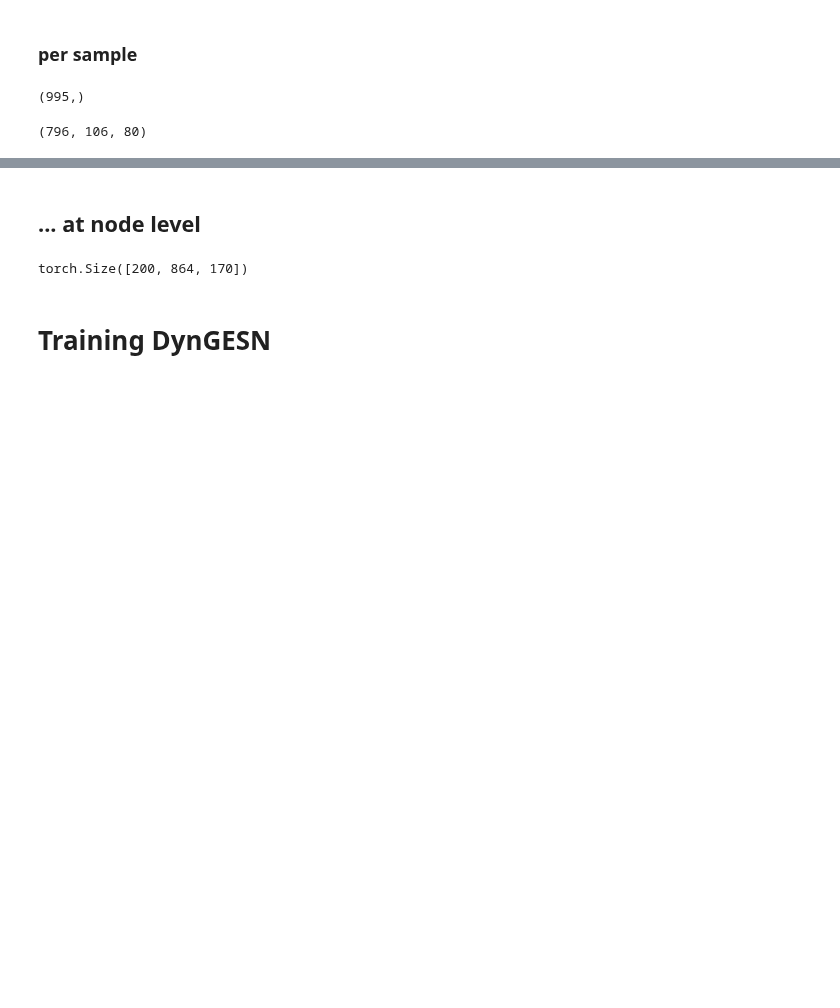
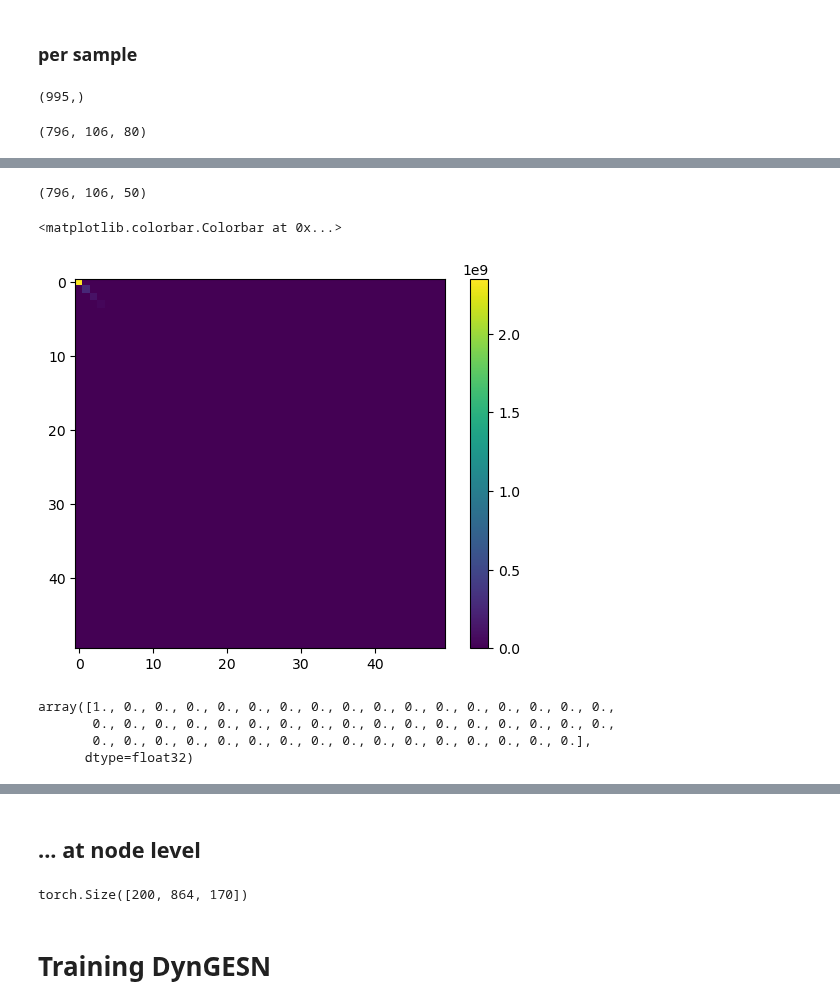
Before and after one commit to NGMLGroup/Koopman-TGNN-Interpretability, a Jupyter notebook: DynGESN_DMD_classification.ipynb, the cells around one changed output, grey strips where cells are left out. Drawn from its saved outputs; the diff is of its cells as text; code cells hidden in the pictures; blank space fills up the shorter version.

```diff
--- a/DynGESN_DMD_classification.ipynb
+++ b/DynGESN_DMD_classification.ipynb
@@ -254,0 +229,21 @@ Accuracy: 0.49748743718592964
+# %%
+train_X_red.shape
+# %% [output]
+(796, 106, 50)
+# %%
+plt.imshow(train_X_red.reshape(-1,train_X_red.shape[-1]).T @ train_X_red.reshape(-1,train_X_red.shape[-1]), cmap='viridis')
+plt.colorbar()
+# %% [output]
+<matplotlib.colorbar.Colorbar at 0x...>
+[figure, added]
+# %%
+import scipy
+
+diag = (train_X_red.reshape(-1,train_X_red.shape[-1]).T @ train_X_red.reshape(-1,train_X_red.shape[-1])).diagonal()
+
+scipy.special.softmax(diag)
+# %% [output]
+array([1., 0., 0., 0., 0., 0., 0., 0., 0., 0., 0., 0., 0., 0., 0., 0., 0.,
+       0., 0., 0., 0., 0., 0., 0., 0., 0., 0., 0., 0., 0., 0., 0., 0., 0.,
+       0., 0., 0., 0., 0., 0., 0., 0., 0., 0., 0., 0., 0., 0., 0., 0.],
+      dtype=float32)
```
Also changed, not shown: parts of 34 cells of this notebook, 3 other files.
